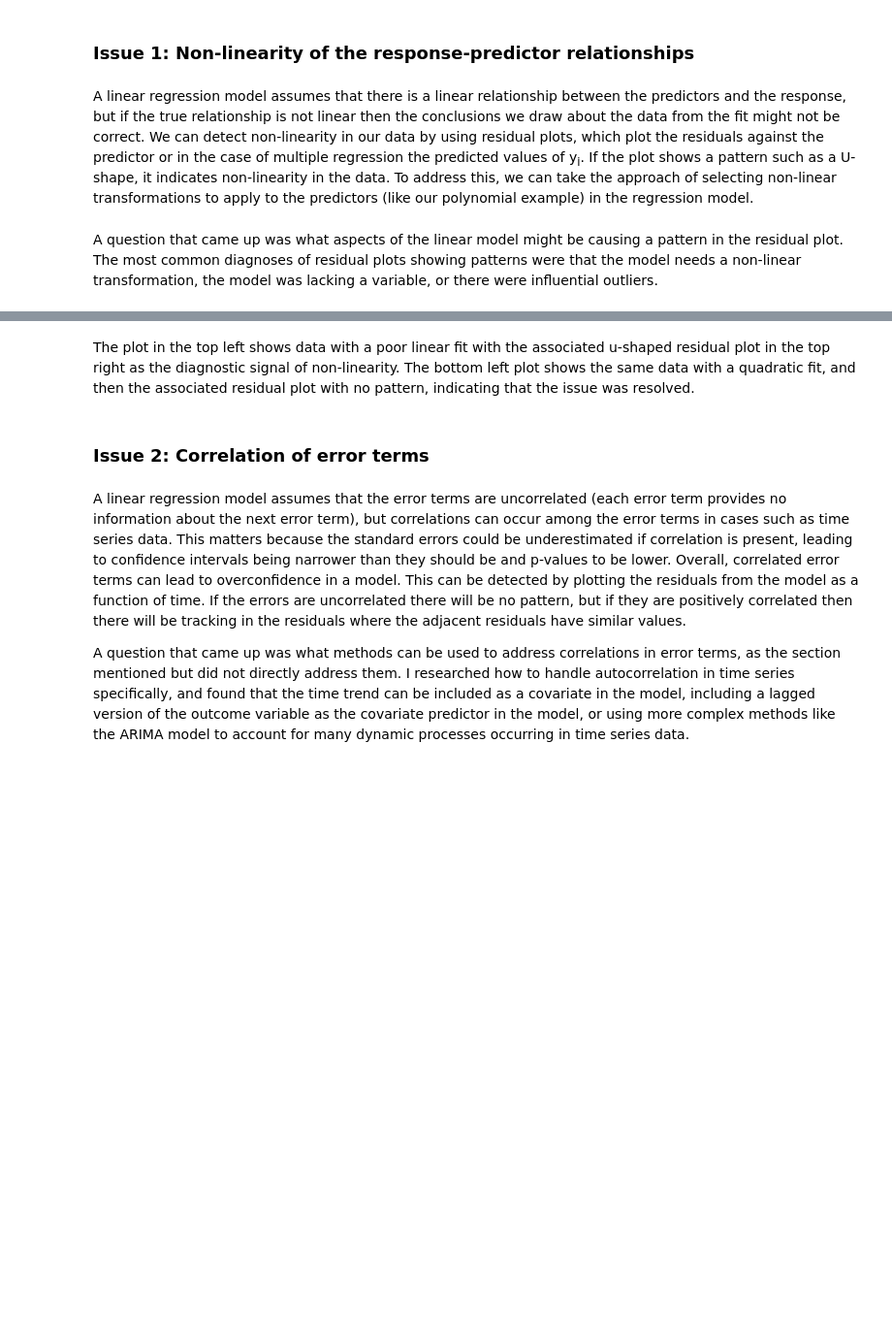
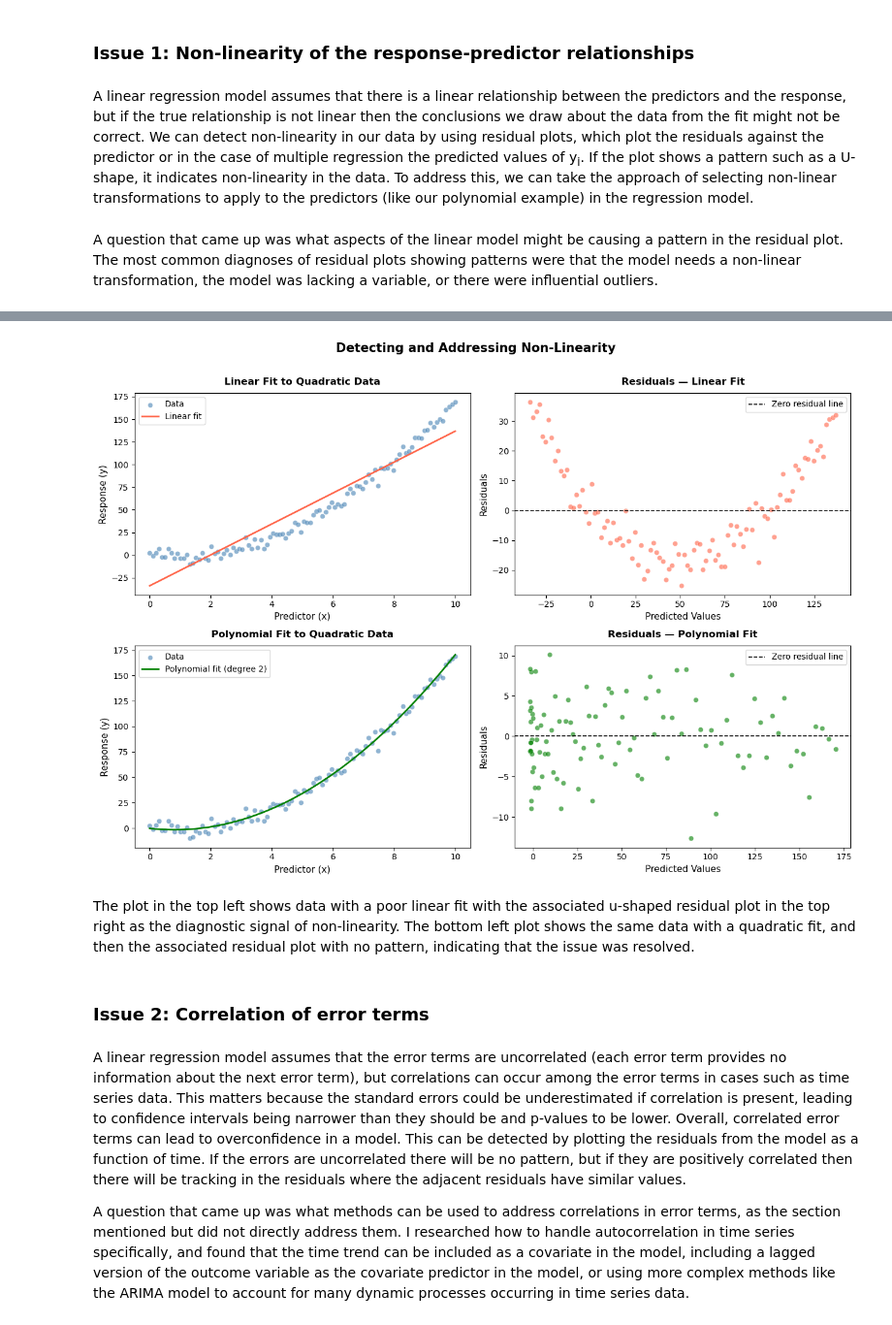
Before and after one commit to avarobillard/assignment-2, a Jupyter notebook: hw2-task1.ipynb, the cells around one changed output, grey strips where cells are left out. Shown at 97% size. Cells and saved outputs as stored; diff of their text form; code cells hidden in the pictures; blank space fills up the shorter version.

Commit message:
Edit plots and code for steps 1-4

```diff
--- a/hw2-task1.ipynb
+++ b/hw2-task1.ipynb
@@ -68,3 +10,71 @@ plt.show()
+# %%
+import numpy as np
+import matplotlib.pyplot as plt
+from sklearn.linear_model import LinearRegression
+from sklearn.preprocessing import PolynomialFeatures
+
+np.random.seed(42)
+x = np.linspace(0, 10, 100)
+y = 2 * x**2 - 3 * x + np.random.normal(0, 5, 100)
+
+X = x.reshape(-1, 1)
+
+# --- Fit linear model ---
+lin = LinearRegression().fit(X, y)
+y_pred_lin = lin.predict(X)
+residuals_lin = y - y_pred_lin
+
+# --- Fit polynomial model (degree 2) ---
+poly = PolynomialFeatures(degree=2)
+X_poly = poly.fit_transform(X)
+pol = LinearRegression().fit(X_poly, y)
+y_pred_pol = pol.predict(X_poly)
+residuals_pol = y - y_pred_pol
+
+fig, axes = plt.subplots(2, 2, figsize=(13, 9))
+fig.suptitle("Detecting and Addressing Non-Linearity", fontsize=15, fontweight='bold', y=1.01)
+
+# 1. Data + linear fit
+axes[0, 0].scatter(x, y, alpha=0.6, color='steelblue', edgecolors='white', linewidth=0.4, label='Data')
+axes[0, 0].plot(x, y_pred_lin, color='tomato', linewidth=2, label='Linear fit')
+axes[0, 0].set_title("Linear Fit to Quadratic Data", fontsize=12, fontweight='bold', pad=10)
+axes[0, 0].set_xlabel("Predictor (x)", fontsize=11)
+axes[0, 0].set_ylabel("Response (y)", fontsize=11)
+axes[0, 0].legend(fontsize=10)
+
+# 2. Residual plot — linear (U-shape)
+axes[0, 1].scatter(y_pred_lin, residuals_lin, alpha=0.6, color='tomato', edgecolors='white', linewidth=0.4)
+axes[0, 1].axhline(0, color='black', linestyle='--', linewidth=1.2, label='Zero residual line')
+axes[0, 1].set_title("Residuals — Linear Fit", fontsize=12, fontweight='bold', pad=10)
+axes[0, 1].set_xlabel("Predicted Values", fontsize=11)
+axes[0, 1].set_ylabel("Residuals", fontsize=11)
+axes[0, 1].legend(fontsize=10)
+axes[0, 1].annotate("U-shape indicates\nnon-linearity", xy=(80, -40), fontsize=10,
+                     color='tomato', fontweight='bold',
+                     arrowprops=dict(arrowstyle='->', color='tomato'),
+                     xytext=(120, -80))
+
+# 3. Data + polynomial fit
+axes[1, 0].scatter(x, y, alpha=0.6, color='steelblue', edgecolors='white', linewidth=0.4, label='Data')
+axes[1, 0].plot(x, y_pred_pol, color='green', linewidth=2, label='Polynomial fit (degree 2)')
+axes[1, 0].set_title("Polynomial Fit to Quadratic Data", fontsize=12, fontweight='bold', pad=10)
+axes[1, 0].set_xlabel("Predictor (x)", fontsize=11)
+axes[1, 0].set_ylabel("Response (y)", fontsize=11)
+axes[1, 0].legend(fontsize=10)
+
+# 4. Residual plot — polynomial (no pattern)
+axes[1, 1].scatter(y_pred_pol, residuals_pol, alpha=0.6, color='green', edgecolors='white', linewidth=0.4)
+axes[1, 1].axhline(0, color='black', linestyle='--', linewidth=1.2, label='Zero residual line')
+axes[1, 1].set_title("Residuals — Polynomial Fit", fontsize=12, fontweight='bold', pad=10)
+axes[1, 1].set_xlabel("Predicted Values", fontsize=11)
+axes[1, 1].set_ylabel("Residuals", fontsize=11)
+axes[1, 1].legend(fontsize=10)
+
+plt.tight_layout()
+plt.savefig("non_linearity.png", dpi=150, bbox_inches='tight')
+plt.show()
+# %% [output]
+[figure, added]
 # %% [markdown]
 The plot in the top left shows data with a poor linear fit with the associated u-shaped residual plot in the top right as the diagnostic signal of non-linearity. The bottom left plot shows the same data with a quadratic fit, and then the associated residual plot with no pattern, indicating that the issue was resolved.
 # %% [markdown]
```
Also changed, not shown: parts of 3 cells of this notebook, 1 other file.
